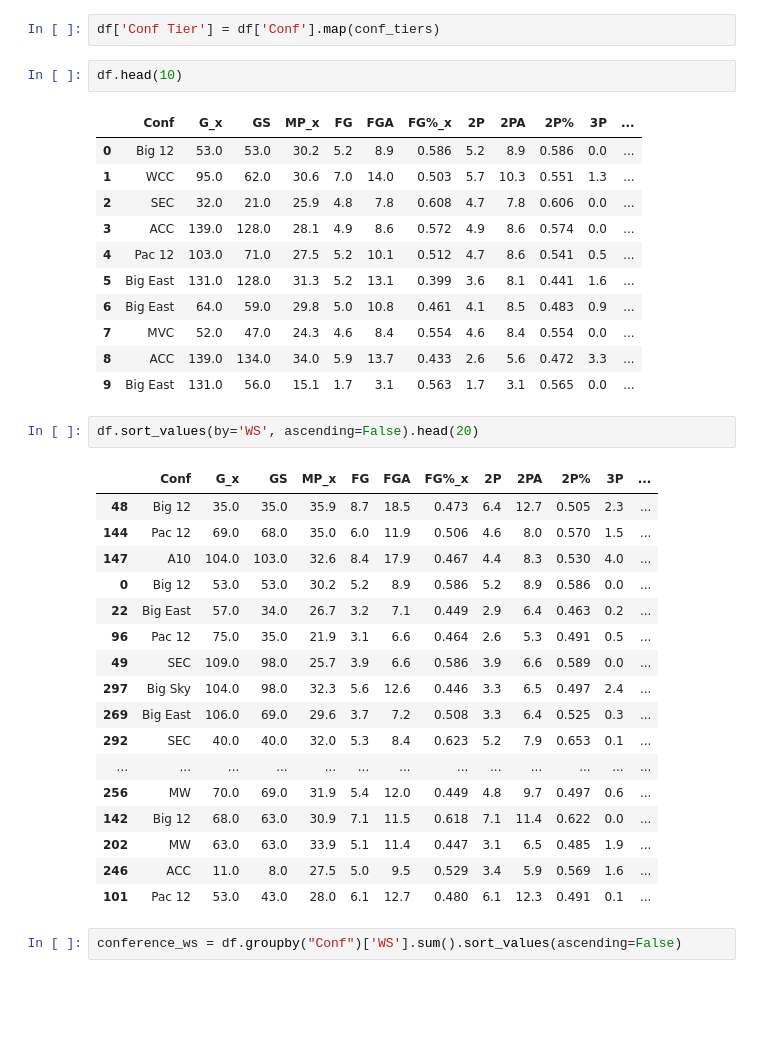
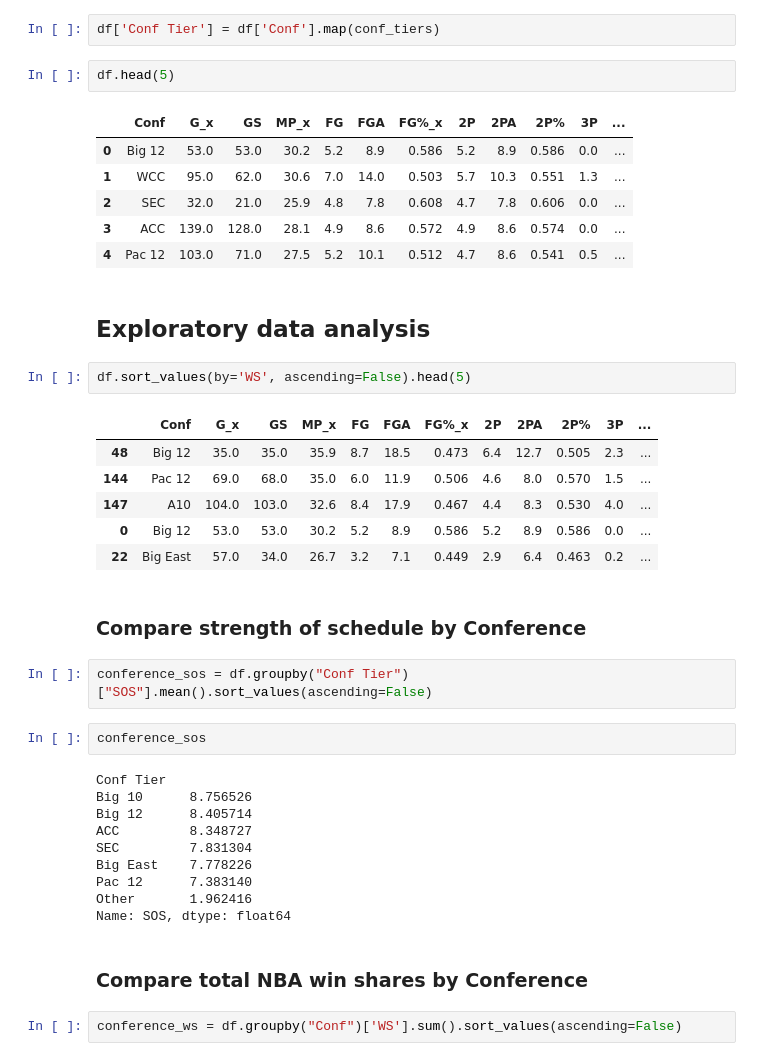
Before and after one commit to MattSasaki/Draft-Position-vs-College-Conference, a Jupyter notebook: project_workbook.ipynb, the cells around one changed output. Cells and saved outputs as stored; diff of their text form; blank space fills up the shorter version.

```diff
--- a/project_workbook.ipynb
+++ b/project_workbook.ipynb
@@ -19,7 +21,7 @@ conf_tiers = {'Big 12': 'Big 12', 'WCC': 'Other', 'SEC': 'SEC', 'ACC': 'ACC', 'P
 # %%
 df['Conf Tier'] = df['Conf'].map(conf_tiers)
 # %%
-df.head(10)
+df.head(5)
 # %% [output]
 |  | Conf | G_x | GS | MP_x | FG | FGA | FG%_x | 2P | 2PA | 2P% | 3P | ... |
 | 0 | Big 12 | 53.0 | 53.0 | 30.2 | 5.2 | 8.9 | 0.586 | 5.2 | 8.9 | 0.586 | 0.0 | ... |
@@ -27,31 +29,35 @@ df.head(10)
 | 2 | SEC | 32.0 | 21.0 | 25.9 | 4.8 | 7.8 | 0.608 | 4.7 | 7.8 | 0.606 | 0.0 | ... |
 | 3 | ACC | 139.0 | 128.0 | 28.1 | 4.9 | 8.6 | 0.572 | 4.9 | 8.6 | 0.574 | 0.0 | ... |
 | 4 | Pac 12 | 103.0 | 71.0 | 27.5 | 5.2 | 10.1 | 0.512 | 4.7 | 8.6 | 0.541 | 0.5 | ... |
-| 5 | Big East | 131.0 | 128.0 | 31.3 | 5.2 | 13.1 | 0.399 | 3.6 | 8.1 | 0.441 | 1.6 | ... |
-| 6 | Big East | 64.0 | 59.0 | 29.8 | 5.0 | 10.8 | 0.461 | 4.1 | 8.5 | 0.483 | 0.9 | ... |
-| 7 | MVC | 52.0 | 47.0 | 24.3 | 4.6 | 8.4 | 0.554 | 4.6 | 8.4 | 0.554 | 0.0 | ... |
-| 8 | ACC | 139.0 | 134.0 | 34.0 | 5.9 | 13.7 | 0.433 | 2.6 | 5.6 | 0.472 | 3.3 | ... |
-| 9 | Big East | 131.0 | 56.0 | 15.1 | 1.7 | 3.1 | 0.563 | 1.7 | 3.1 | 0.565 | 0.0 | ... |
+# %% [markdown]
+## Exploratory data analysis
 # %%
-df.sort_values(by='WS', ascending=False).head(20)
+df.sort_values(by='WS', ascending=False).head(5)
 # %% [output]
 |  | Conf | G_x | GS | MP_x | FG | FGA | FG%_x | 2P | 2PA | 2P% | 3P | ... |
 | 48 | Big 12 | 35.0 | 35.0 | 35.9 | 8.7 | 18.5 | 0.473 | 6.4 | 12.7 | 0.505 | 2.3 | ... |
 | 144 | Pac 12 | 69.0 | 68.0 | 35.0 | 6.0 | 11.9 | 0.506 | 4.6 | 8.0 | 0.570 | 1.5 | ... |
 | 147 | A10 | 104.0 | 103.0 | 32.6 | 8.4 | 17.9 | 0.467 | 4.4 | 8.3 | 0.530 | 4.0 | ... |
 | 0 | Big 12 | 53.0 | 53.0 | 30.2 | 5.2 | 8.9 | 0.586 | 5.2 | 8.9 | 0.586 | 0.0 | ... |
 | 22 | Big East | 57.0 | 34.0 | 26.7 | 3.2 | 7.1 | 0.449 | 2.9 | 6.4 | 0.463 | 0.2 | ... |
-| 96 | Pac 12 | 75.0 | 35.0 | 21.9 | 3.1 | 6.6 | 0.464 | 2.6 | 5.3 | 0.491 | 0.5 | ... |
-| 49 | SEC | 109.0 | 98.0 | 25.7 | 3.9 | 6.6 | 0.586 | 3.9 | 6.6 | 0.589 | 0.0 | ... |
-| 297 | Big Sky | 104.0 | 98.0 | 32.3 | 5.6 | 12.6 | 0.446 | 3.3 | 6.5 | 0.497 | 2.4 | ... |
-| 269 | Big East | 106.0 | 69.0 | 29.6 | 3.7 | 7.2 | 0.508 | 3.3 | 6.4 | 0.525 | 0.3 | ... |
-| 292 | SEC | 40.0 | 40.0 | 32.0 | 5.3 | 8.4 | 0.623 | 5.2 | 7.9 | 0.653 | 0.1 | ... |
-| ... | ... | ... | ... | ... | ... | ... | ... | ... | ... | ... | ... | ... |
-| 256 | MW | 70.0 | 69.0 | 31.9 | 5.4 | 12.0 | 0.449 | 4.8 | 9.7 | 0.497 | 0.6 | ... |
-| 142 | Big 12 | 68.0 | 63.0 | 30.9 | 7.1 | 11.5 | 0.618 | 7.1 | 11.4 | 0.622 | 0.0 | ... |
-| 202 | MW | 63.0 | 63.0 | 33.9 | 5.1 | 11.4 | 0.447 | 3.1 | 6.5 | 0.485 | 1.9 | ... |
-| 246 | ACC | 11.0 | 8.0 | 27.5 | 5.0 | 9.5 | 0.529 | 3.4 | 5.9 | 0.569 | 1.6 | ... |
-| 101 | Pac 12 | 53.0 | 43.0 | 28.0 | 6.1 | 12.7 | 0.480 | 6.1 | 12.3 | 0.491 | 0.1 | ... |
+# %% [markdown]
+### Compare strength of schedule by Conference
+# %%
+conference_sos = df.groupby("Conf Tier")["SOS"].mean().sort_values(ascending=False)
+# %%
+conference_sos
+# %% [output]
+Conf Tier
+Big 10      8.756526
+Big 12      8.405714
+ACC         8.348727
+SEC         7.831304
+Big East    7.778226
+Pac 12      7.383140
+Other       1.962416
+Name: SOS, dtype: float64
+# %% [markdown]
+### Compare total NBA win shares by Conference
 # %%
 conference_ws = df.groupby("Conf")['WS'].sum().sort_values(ascending=False)
 # %%
```
Also changed, not shown: parts of 25 cells of this notebook.
